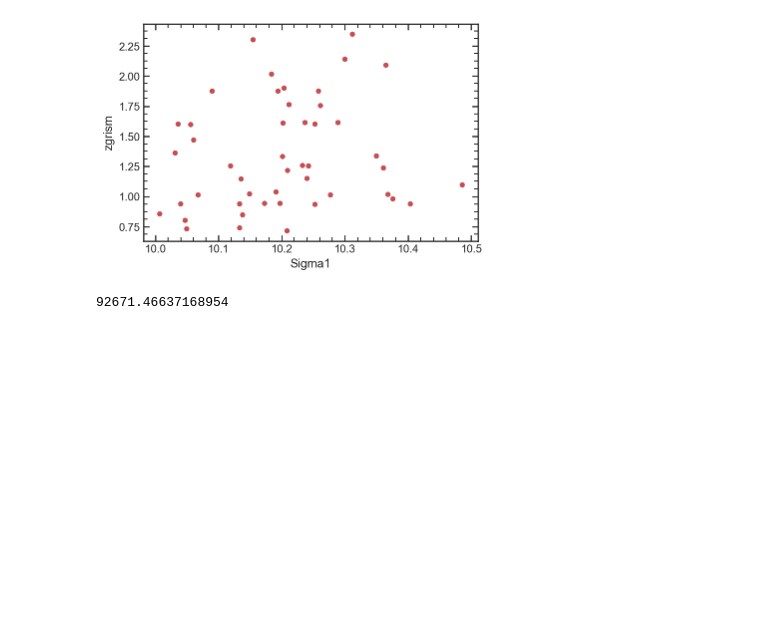
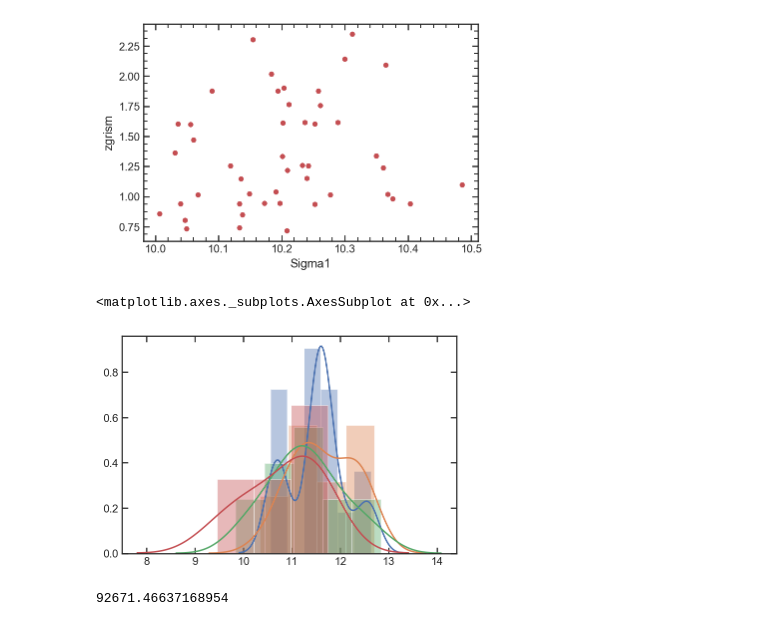
Before and after one commit to Vince-ec/Cluster_and_field, a Jupyter notebook: scripts/low_redshift.ipynb, the cells around one changed output. Cells and saved outputs as stored; diff of their text form; code cells hidden in the pictures; blank space fills up the shorter version.

```diff
--- a/scripts/low_redshift.ipynb
+++ b/scripts/low_redshift.ipynb
@@ -1209,6 +1216,14 @@ sea.scatterplot(np.log10(mdb.query('Sigma1 > 10**10').Sigma1),mdb.query('Sigma1
 # %% [output]
 <matplotlib.axes._subplots.AxesSubplot at 0x...>
 [figure]
+# %%
+sea.distplot(cosmo.lookback_time(mdb.query('1.2 < zgrism < 1.4').z_50))
+sea.distplot(cosmo.lookback_time(mdb.query('1.0 < zgrism < 1.2').z_50))
+sea.distplot(cosmo.lookback_time(mdb.query('0.8 < zgrism < 1.0').z_50))
+sea.distplot(cosmo.lookback_time(mdb.query('0.5 < zgrism < 0.8').z_50))
+# %% [output]
+<matplotlib.axes._subplots.AxesSubplot at 0x...>
+[figure, added]
 # %%
 def Vol_w_range_z(z1,z2):
     radperarcsec = 1*u.arcsec * ((1*u.arcmin) / (60*u.arcsec)) * ((1*u.degree) / (60*u.arcmin)) * ((np.pi * u.radian) / (180*u.degree))
```
Also changed, not shown: parts of 9 cells of this notebook.
